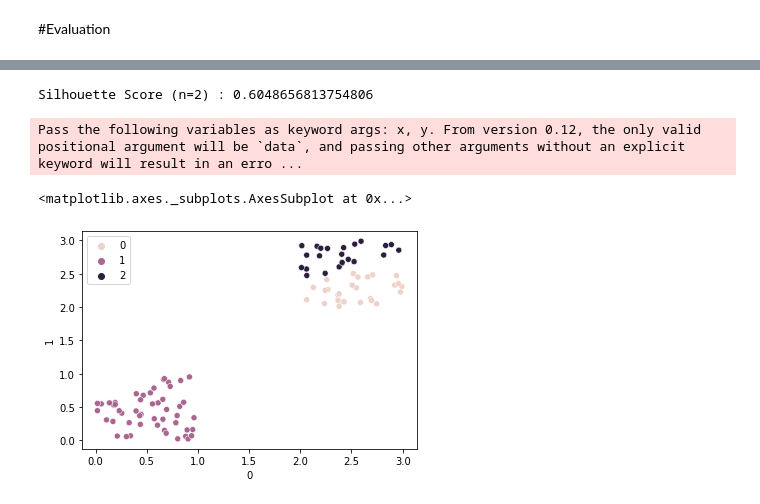
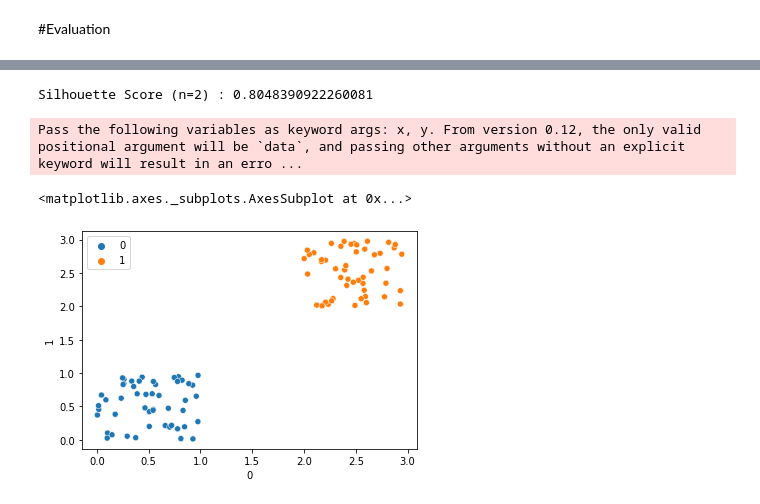
Before and after one commit to kristaLumbantoruan/customer-clustering-for-crm-in-xyz-store, a Jupyter notebook: Customer_Clustering.ipynb, the cells around one changed output, grey strips where cells are left out. Cells and saved outputs as stored; diff of their text form; code cells hidden in the pictures.

```diff
--- a/Customer_Clustering.ipynb
+++ b/Customer_Clustering.ipynb
@@ -840,16 +908,16 @@ Pass the following variables as keyword args: x, y. From version 0.12, the only
 # %%
 #Calculating the silhouette score
-#k=3
-km3 = KMeans(n_clusters=3, init='k-means++', max_iter=1000)
-y_means = km3.fit_predict(z)
+#k=2
+km2 = KMeans(n_clusters=2, init='k-means++', max_iter=1000)
+y_means = km2.fit_predict(z)
 silhouette_scores = silhouette_score(z, y_means)
-print(f'Silhouette Score (n=2) : {silhouette_score(z, label)}')
+print(f'Silhouette Score (n=2) : {silhouette_score(z, y_means)}')
 # %% [output]
-Silhouette Score (n=2) : 0.6048656813754806
+Silhouette Score (n=2) : 0.8048390922260081
 # %%
 #scatterplot showing labelling data points
-sns.scatterplot(z[0], z[1], hue = label)
+sns.scatterplot(z[0], z[1], hue = y_means)
 # %% [output]
 Pass the following variables as keyword args: x, y. From version 0.12, the only valid positional argument will be `data`, and passing other arguments without an explicit keyword will result in an erro ...
 <matplotlib.axes._subplots.AxesSubplot at 0x...>
-[figure, old version]
+[figure, new version]
```
Also changed, not shown: parts of 20 cells of this notebook.
